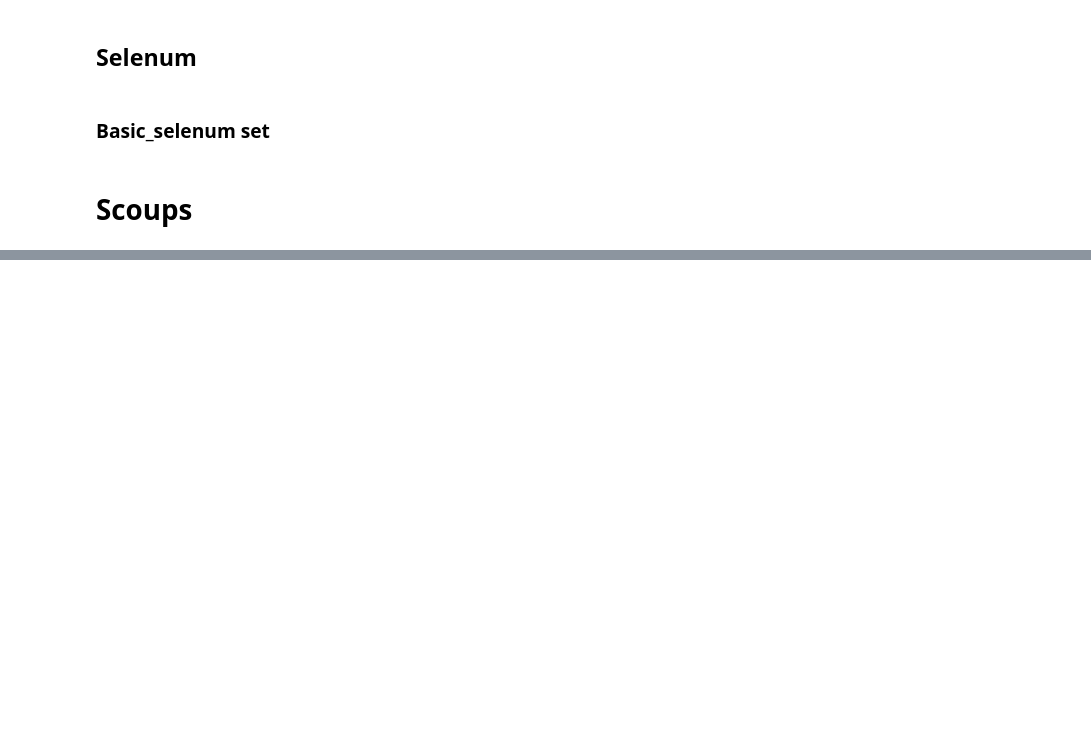
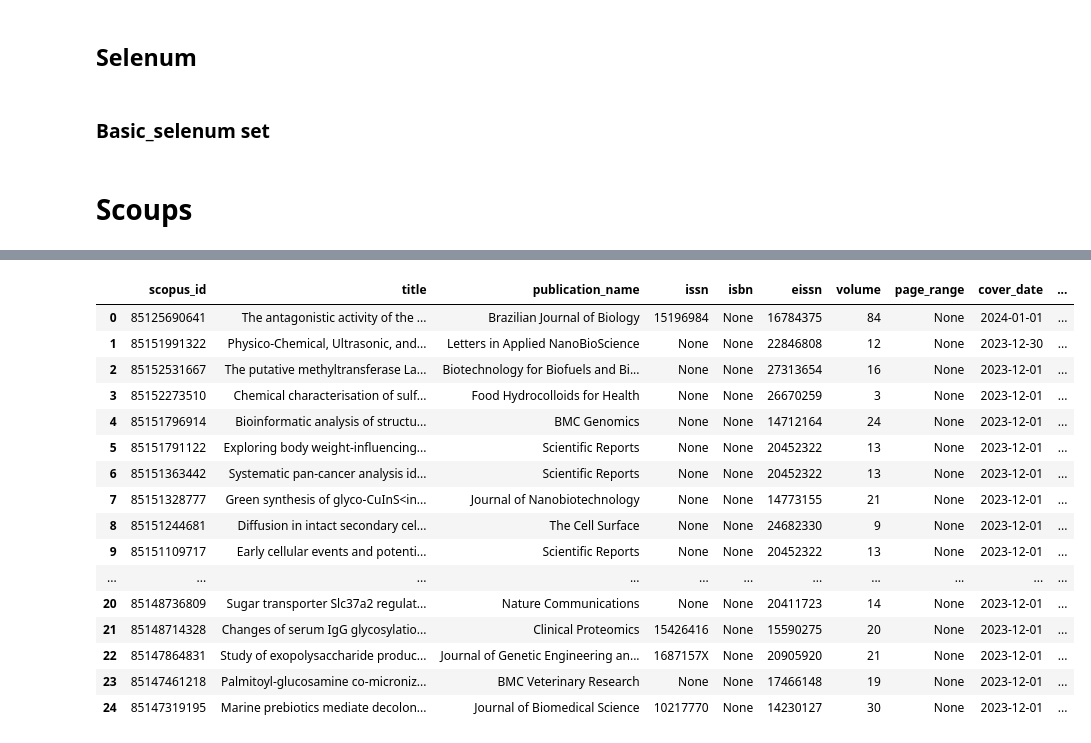
Before and after one commit to zz9tf/article_scraper, a Jupyter notebook: code/test.ipynb, the cells around one changed output, grey strips where cells are left out. Cells and saved outputs as stored; diff of their text form; code cells hidden in the pictures; blank space fills up the shorter version.

```diff
--- a/code/test.ipynb
+++ b/code/test.ipynb
@@ -28,7 +28,7 @@ s.inquire_num = 10000
 s.query = 'monosaccharides'
 s.start = 0
 s.downloaded = 0
-s.cursor = None if True else '*'  # limit number 5000
+s.cursor = '*' if True else None  # limit number 5000
 # %%
 results = []
 for i in range(0, 5000, 25):
@@ -58,0 +41,2 @@ results.to_csv('result.csv')
+# %%
+js = s._search_article_names_from_scopus(4975)
@@ -58,0 +48,22 @@ results.to_csv('result.csv')
+# %%
+entries = js['search-results']['entry']
+result = [s._parse_article(entry) for entry in entries]
+pd.DataFrame(result)
+# %% [output]
+|  | scopus_id | title | publication_name | issn | isbn | eissn | volume | page_range | cover_date | ... |
+| 0 | 85125690641 | The antagonistic activity of the ... | Brazilian Journal of Biology | 15196984 | None | 16784375 | 84 | None | 2024-01-01 | ... |
+| 1 | 85151991322 | Physico-Chemical, Ultrasonic, and... | Letters in Applied NanoBioScience | None | None | 22846808 | 12 | None | 2023-12-30 | ... |
+| 2 | 85152531667 | The putative methyltransferase La... | Biotechnology for Biofuels and Bi... | None | None | 27313654 | 16 | None | 2023-12-01 | ... |
+| 3 | 85152273510 | Chemical characterisation of sulf... | Food Hydrocolloids for Health | None | None | 26670259 | 3 | None | 2023-12-01 | ... |
+| 4 | 85151796914 | Bioinformatic analysis of structu... | BMC Genomics | None | None | 14712164 | 24 | None | 2023-12-01 | ... |
+| 5 | 85151791122 | Exploring body weight-influencing... | Scientific Reports | None | None | 20452322 | 13 | None | 2023-12-01 | ... |
+| 6 | 85151363442 | Systematic pan-cancer analysis id... | Scientific Reports | None | None | 20452322 | 13 | None | 2023-12-01 | ... |
+| 7 | 85151328777 | Green synthesis of glyco-CuInS<in... | Journal of Nanobiotechnology | None | None | 14773155 | 21 | None | 2023-12-01 | ... |
+| 8 | 85151244681 | Diffusion in intact secondary cel... | The Cell Surface | None | None | 24682330 | 9 | None | 2023-12-01 | ... |
+| 9 | 85151109717 | Early cellular events and potenti... | Scientific Reports | None | None | 20452322 | 13 | None | 2023-12-01 | ... |
+| ... | ... | ... | ... | ... | ... | ... | ... | ... | ... | ... |
+| 20 | 85148736809 | Sugar transporter Slc37a2 regulat... | Nature Communications | None | None | 20411723 | 14 | None | 2023-12-01 | ... |
+| 21 | 85148714328 | Changes of serum IgG glycosylatio... | Clinical Proteomics | 15426416 | None | 15590275 | 20 | None | 2023-12-01 | ... |
+| 22 | 85147864831 | Study of exopolysaccharide produc... | Journal of Genetic Engineering an... | 1687157X | None | 20905920 | 21 | None | 2023-12-01 | ... |
+| 23 | 85147461218 | Palmitoyl-glucosamine co-microniz... | BMC Veterinary Research | None | None | 17466148 | 19 | None | 2023-12-01 | ... |
+| 24 | 85147319195 | Marine prebiotics mediate decolon... | Journal of Biomedical Science | 10217770 | None | 14230127 | 30 | None | 2023-12-01 | ... |
```
Also changed, not shown: parts of 9 cells of this notebook, 7 other files.
